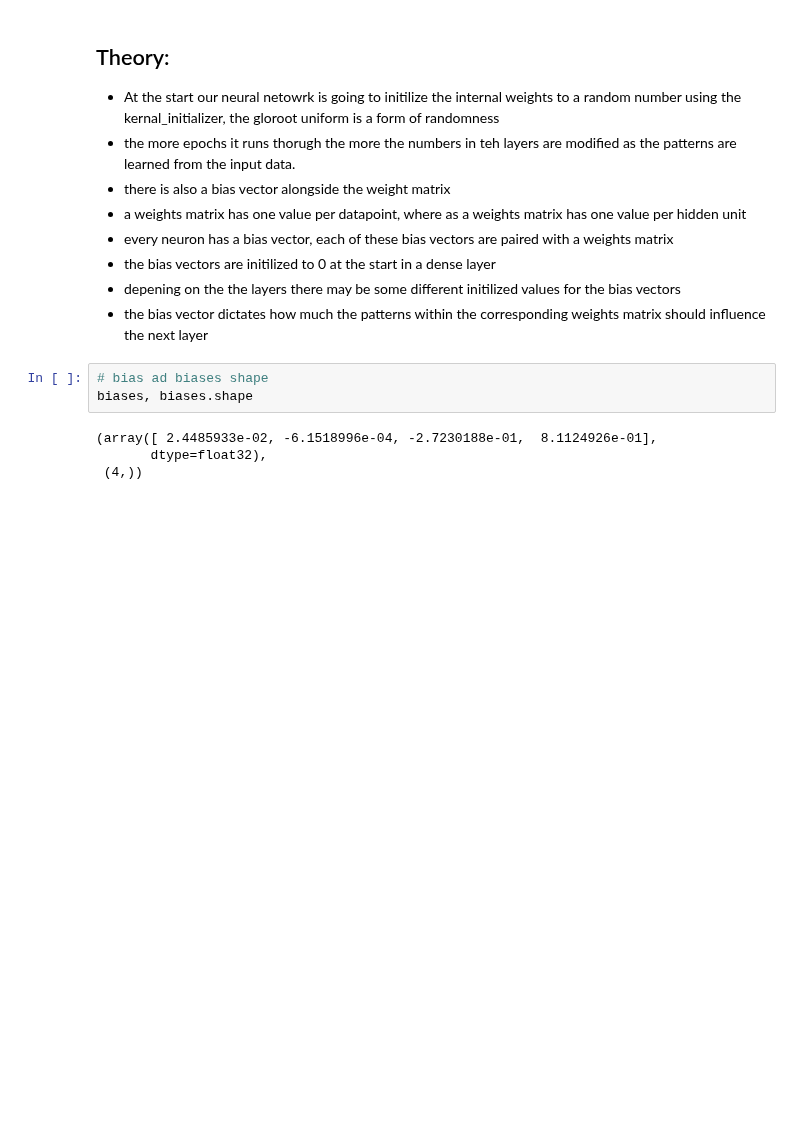
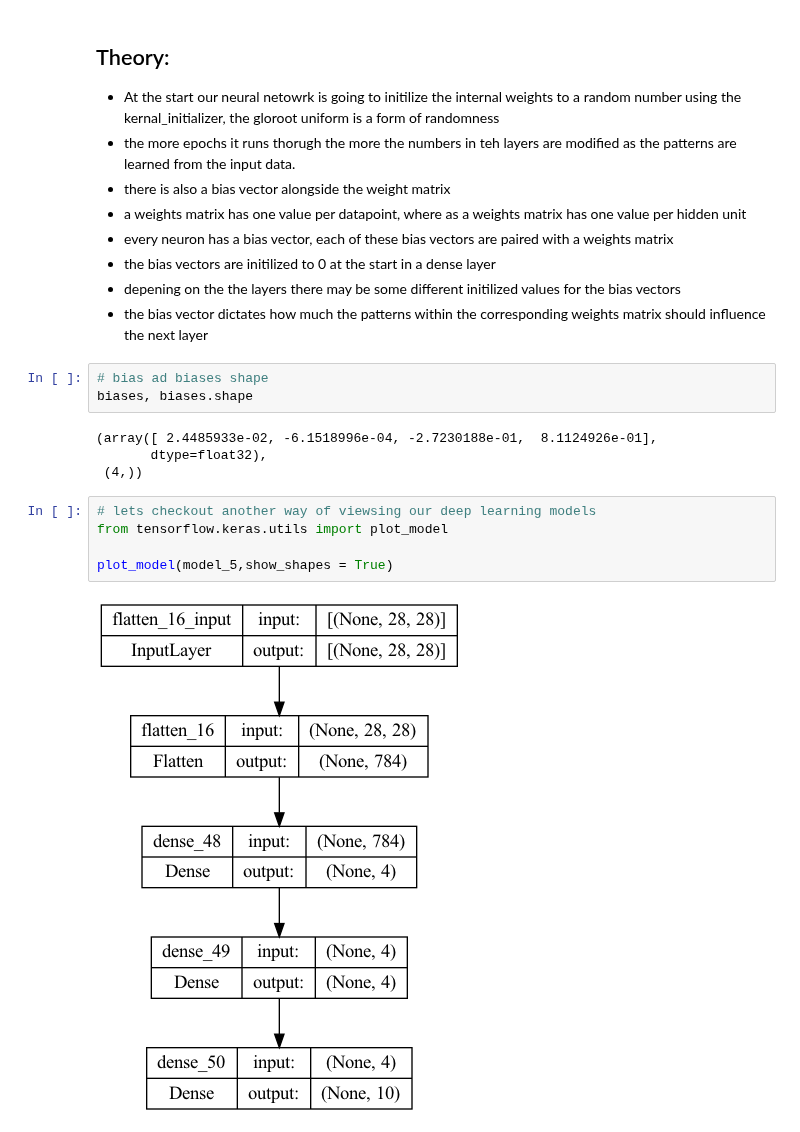
Before and after one commit to Janadhi14/tensorflow-test, a Jupyter notebook: multiclass_classification.ipynb, the cells around one changed output. Drawn from its saved outputs; the diff is of its cells as text; blank space fills up the shorter version.

Commit message:
generating a model of the neural network

```diff
--- a/multiclass_classification.ipynb
+++ b/multiclass_classification.ipynb
@@ -609,3 +609,10 @@ biases, biases.shape
 (array([ 2.4485933e-02, -6.1518996e-04, -2.7230188e-01,  8.1124926e-01],
        dtype=float32),
  (4,))
+# %%
+# lets checkout another way of viewsing our deep learning models
+from tensorflow.keras.utils import plot_model
+
+plot_model(model_5,show_shapes = True)
+# %% [output]
+[figure, added]
```
Also changed, not shown: 1 other file.
